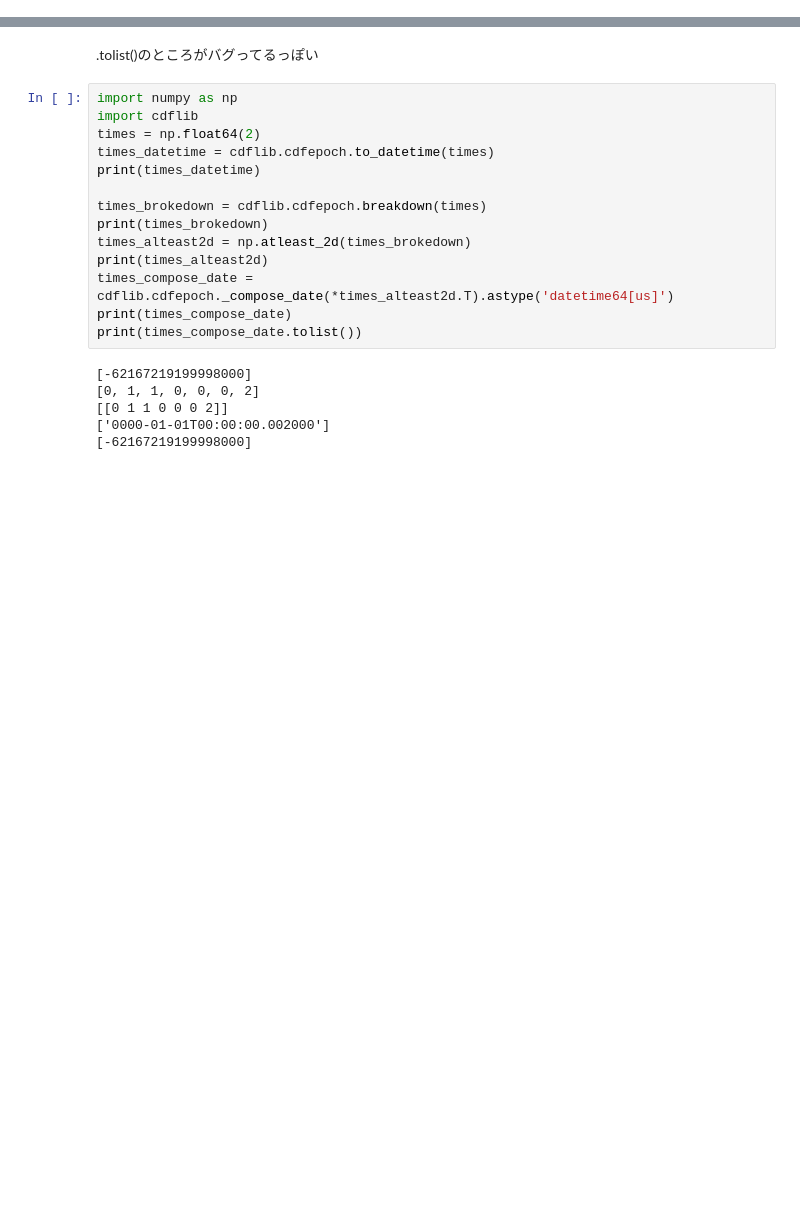
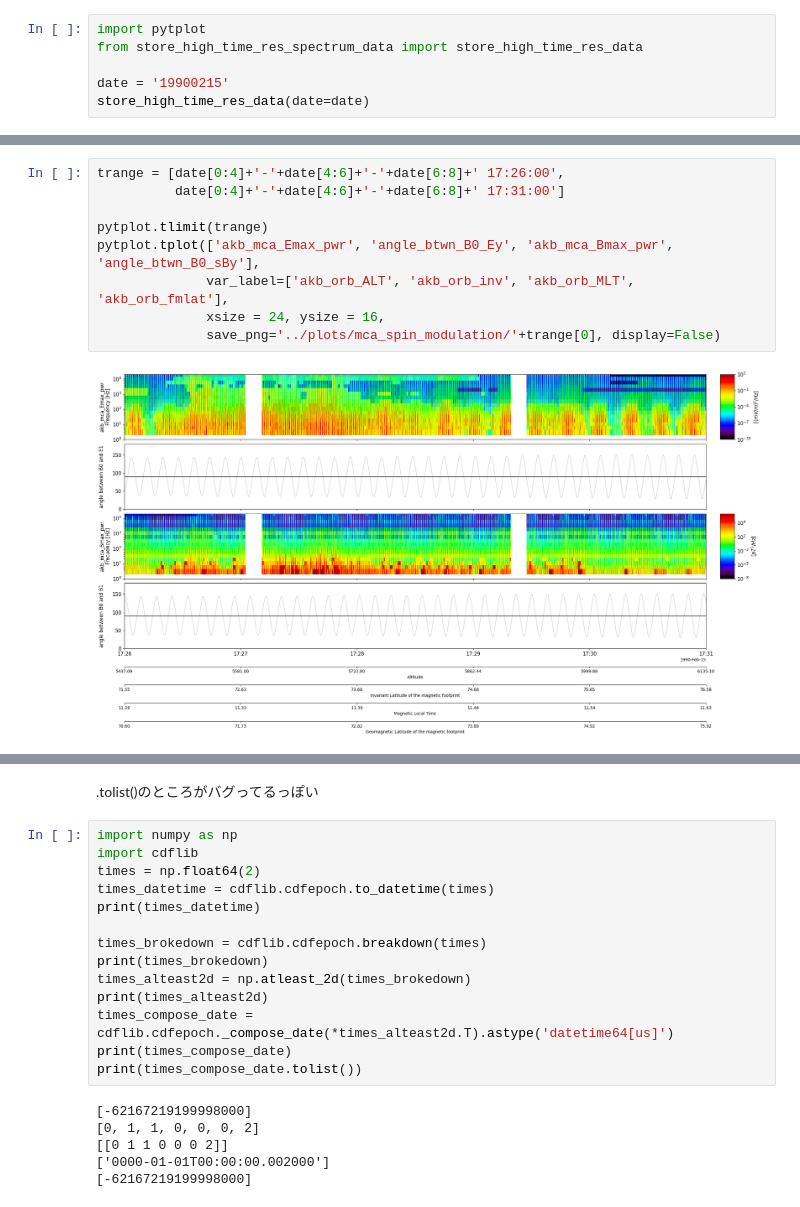
Before and after one commit to shuji-onosawa/akebono_analysis, a Jupyter notebook: src/Akebono_analysis.ipynb, the cells around one changed output, grey strips where cells are left out. Drawn from its saved outputs; the diff is of its cells as text; blank space fills up the shorter version.

```diff
--- a/src/Akebono_analysis.ipynb
+++ b/src/Akebono_analysis.ipynb
@@ -2,0 +3,6 @@ mgfのcdf内のデータを読み込む
+# %%
+import pytplot
+from store_high_time_res_spectrum_data import store_high_time_res_data
+
+date = '19900215'
+store_high_time_res_data(date=date)
@@ -2,0 +45,11 @@ mgfのcdf内のデータを読み込む
+# %%
+trange = [date[0:4]+'-'+date[4:6]+'-'+date[6:8]+' 17:26:00',
+          date[0:4]+'-'+date[4:6]+'-'+date[6:8]+' 17:31:00']
+
+pytplot.tlimit(trange)
+pytplot.tplot(['akb_mca_Emax_pwr', 'angle_btwn_B0_Ey', 'akb_mca_Bmax_pwr', 'angle_btwn_B0_sBy'],
+              var_label=['akb_orb_ALT', 'akb_orb_inv', 'akb_orb_MLT', 'akb_orb_fmlat'],
+              xsize = 24, ysize = 16,
+              save_png='../plots/mca_spin_modulation/'+trange[0], display=False)
+# %% [output]
+[figure, added]
```
Also changed, not shown: parts of 8 cells of this notebook, 5 other files.
